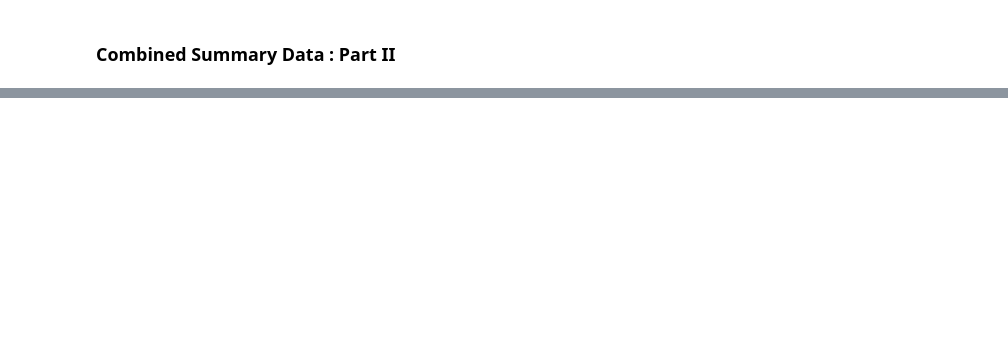
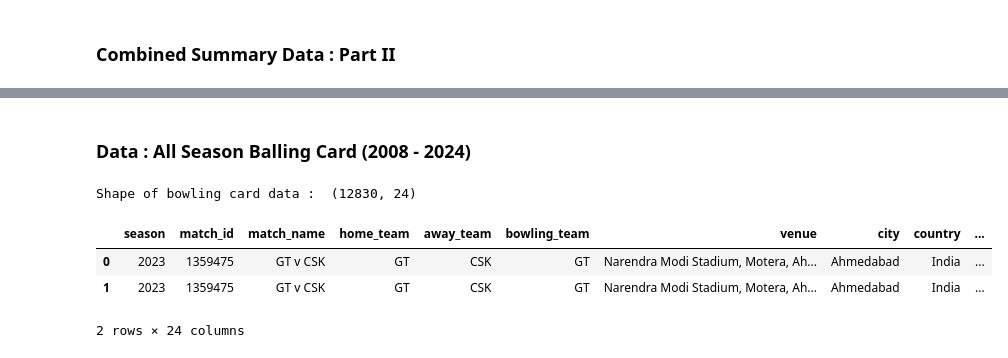
Before and after one commit to quickSilverShanks/IPL-CricPred, a Jupyter notebook: notebooks/Data Preprocessing.ipynb, the cells around one changed output, grey strips where cells are left out. Cells and saved outputs as stored; diff of their text form; code cells hidden in the pictures; blank space fills up the shorter version.

```diff
--- a/notebooks/Data Preprocessing.ipynb
+++ b/notebooks/Data Preprocessing.ipynb
@@ -467,0 +527,23 @@ pom_histdata.to_csv("../data/processed/pom_histdata.csv", index=False)
+# %% [markdown]
+### Data : All Season Balling Card (2008 - 2024)
+# %%
+data_loc1 = os.path.join(KAGGLE_DATA, "all_seasons_detailed", "all_season_bowling_card.csv")
+data_loc2 = os.path.join(KAGGLE_DATA, "all_seasons_detailed", "2024", "season_bowling_card.csv")
+
+allseason_bowling = pd.concat([
+    pd.read_csv(data_loc1, low_memory=False),
+    pd.read_csv(data_loc2, low_memory=False)
+])
+
+# impute missing in season and set missings in economyRate based on excel observation
+allseason_bowling['season'] = allseason_bowling['season'].fillna(2023).astype(int)
+allseason_bowling['economyRate'] = allseason_bowling['economyRate'].apply(lambda x: np.nan if pd.isna(x) or x == '-' else float(x))
+
+print("Shape of bowling card data : ", allseason_bowling.shape)
+allseason_bowling.head(2)
+# %% [output]
+Shape of bowling card data :  (12830, 24)
+|  | season | match_id | match_name | home_team | away_team | bowling_team | venue | city | country | ... |
+| 0 | 2023 | 1359475 | GT v CSK | GT | CSK | GT | Narendra Modi Stadium, Motera, Ah... | Ahmedabad | India | ... |
+| 1 | 2023 | 1359475 | GT v CSK | GT | CSK | GT | Narendra Modi Stadium, Motera, Ah... | Ahmedabad | India | ... |
+2 rows × 24 columns
```
Also changed, not shown: parts of 17 cells of this notebook, 9 other files.
